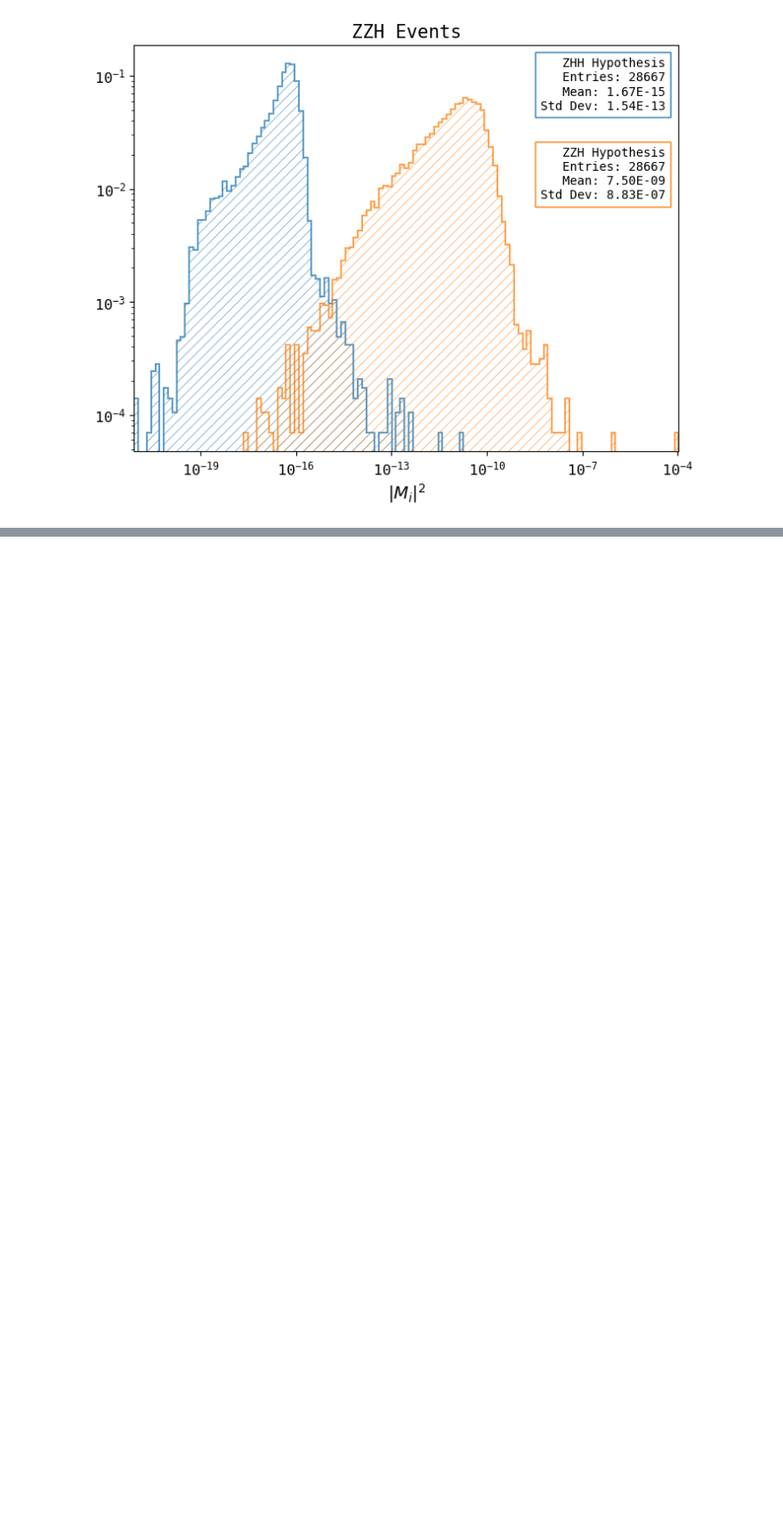
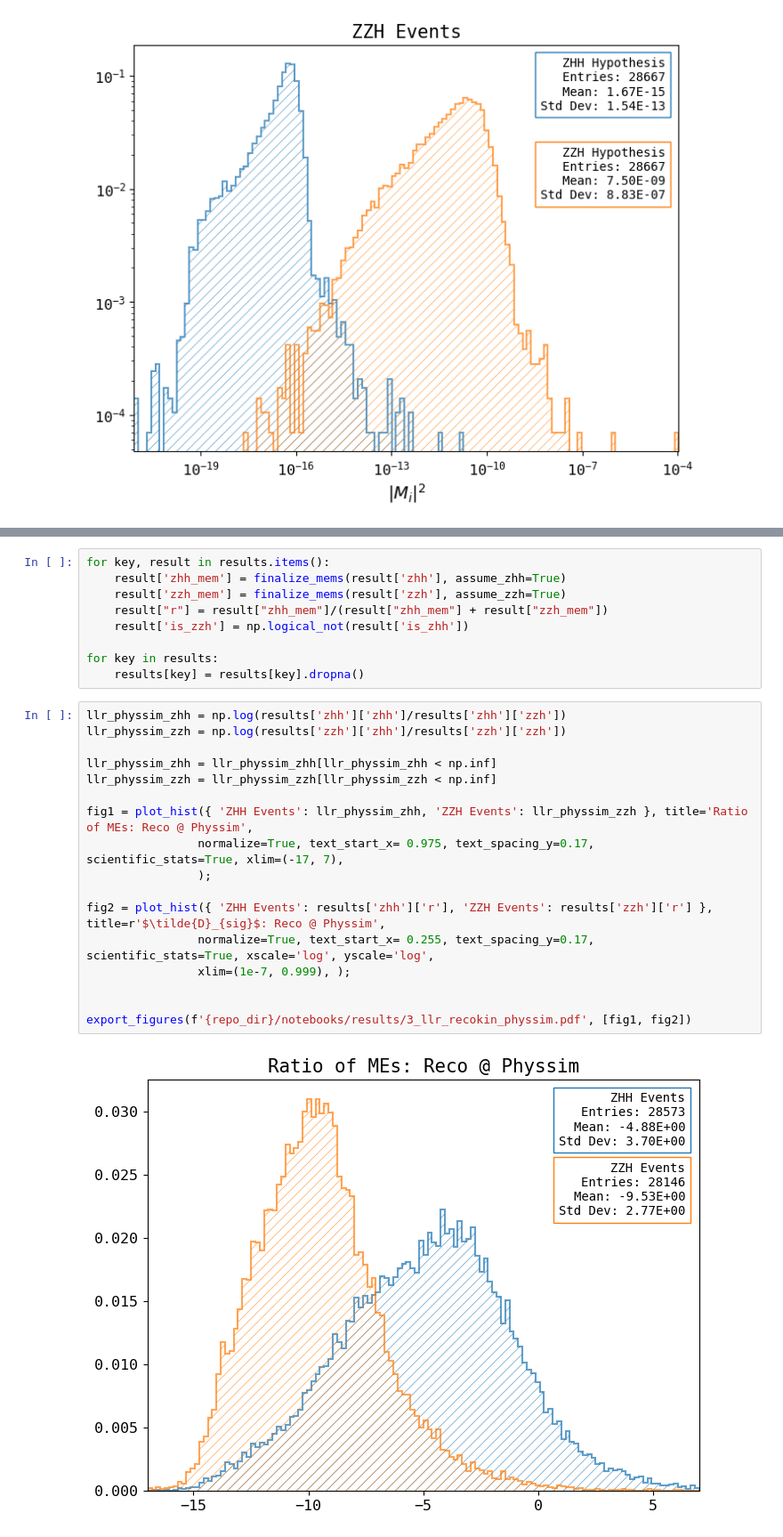
Before and after one commit to nVentis/MEM_HEP, a Jupyter notebook: notebooks/results/3_gen_level_check.ipynb, the cells around one changed output, grey strips where cells are left out. Shown at 89% size. Saved outputs shown, nothing was run; the diff lists cells and outputs as text; blank space fills up the shorter version.

Commit message:
Updated plotting code

```diff
--- a/notebooks/results/3_gen_level_check.ipynb
+++ b/notebooks/results/3_gen_level_check.ipynb
@@ -189,0 +222,28 @@ xlim_view [8.259093847450947e-22, 0.000107832154217806]
+# %%
+for key, result in results.items():
+    result['zhh_mem'] = finalize_mems(result['zhh'], assume_zhh=True)
+    result['zzh_mem'] = finalize_mems(result['zzh'], assume_zzh=True)
+    result["r"] = result["zhh_mem"]/(result["zhh_mem"] + result["zzh_mem"])
+    result['is_zzh'] = np.logical_not(result['is_zhh'])
+
+for key in results:
+    results[key] = results[key].dropna()
+# %%
+llr_physsim_zhh = np.log(results['zhh']['zhh']/results['zhh']['zzh'])
+llr_physsim_zzh = np.log(results['zzh']['zhh']/results['zzh']['zzh'])
+
+llr_physsim_zhh = llr_physsim_zhh[llr_physsim_zhh < np.inf]
+llr_physsim_zzh = llr_physsim_zzh[llr_physsim_zzh < np.inf]
+
+fig1 = plot_hist({ 'ZHH Events': llr_physsim_zhh, 'ZZH Events': llr_physsim_zzh }, title='Ratio of MEs: Reco @ Physsim',
+                normalize=True, text_start_x= 0.975, text_spacing_y=0.17, scientific_stats=True, xlim=(-17, 7),
+                );
+
+fig2 = plot_hist({ 'ZHH Events': results['zhh']['r'], 'ZZH Events': results['zzh']['r'] }, title=r'$\tilde{D}_{sig}$: Reco @ Physsim',
+                normalize=True, text_start_x= 0.255, text_spacing_y=0.17, scientific_stats=True, xscale='log', yscale='log',
+                xlim=(1e-7, 0.999), );
+
+
+export_figures(f'{repo_dir}/notebooks/results/3_llr_recokin_physsim.pdf', [fig1, fig2])
+# %% [output]
+[figure, added]
```
Also changed, not shown: parts of 5 cells of this notebook, 11 other files.
